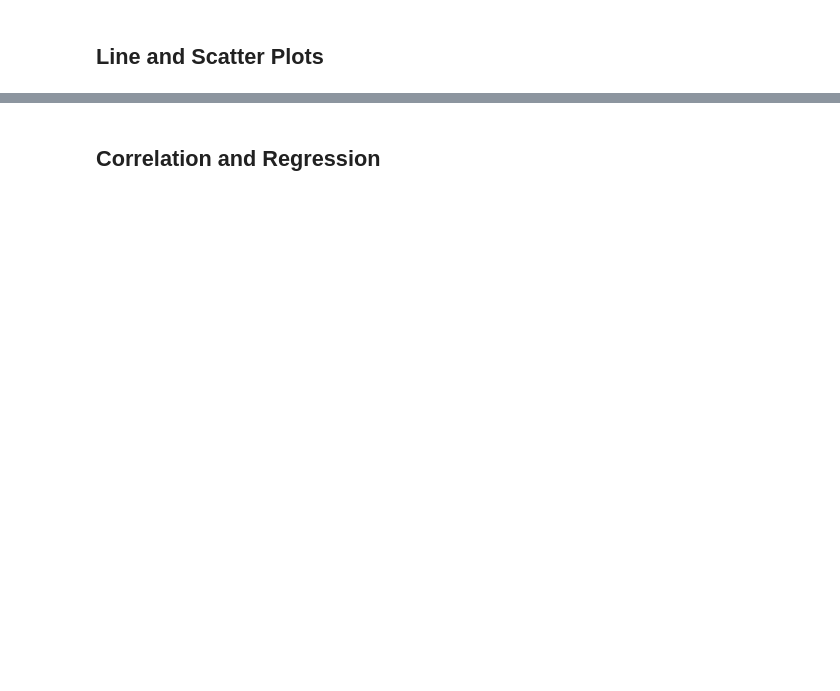
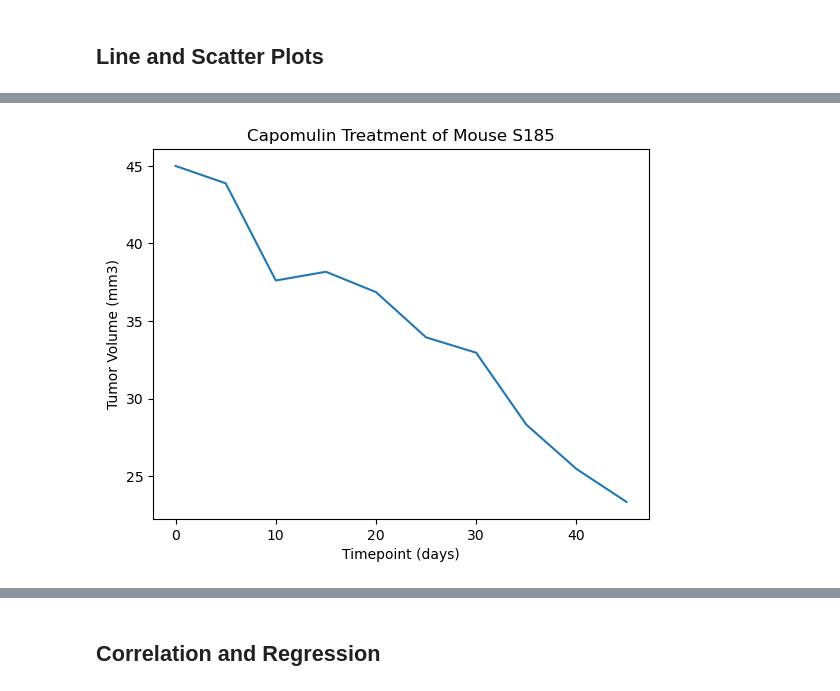
Before and after one commit to soljm/data-visualisation-challenge, a Jupyter notebook: Pymaceuticals/pymaceuticals.ipynb, the cells around one changed output, grey strips where cells are left out. Drawn from its saved outputs; the diff is of its cells as text; code cells hidden in the pictures; blank space fills up the shorter version.

```diff
--- a/Pymaceuticals/pymaceuticals.ipynb
+++ b/Pymaceuticals/pymaceuticals.ipynb
@@ -226,2 +239,15 @@ Ceftamin's potential outliers: Series([], Name: Tumor Volume (mm3), dtype: float
+# %%
+# Generate a line plot of tumor volume vs. time point for a single mouse treated with Capomulin
+capomulin = clean_df[clean_df['Drug Regimen']=='Capomulin']
+capomulin_mouse = capomulin['Mouse ID'].iloc[0]
+capomulin_filter = capomulin[capomulin['Mouse ID']==capomulin_mouse]
+line = capomulin_filter.plot.line('Timepoint', 'Tumor Volume (mm3)')
+plt.title('Capomulin Treatment of Mouse S185')
+plt.xlabel('Timepoint (days)')
+plt.ylabel('Tumor Volume (mm3)')
+line.get_legend().remove()
+plt.show()
+# %% [output]
+[figure, added]
 # %%
 # Generate a scatter plot of mouse weight vs. the average observed tumor volume for the entire Capomulin regimen
```
Also changed, not shown: parts of 9 cells of this notebook.
